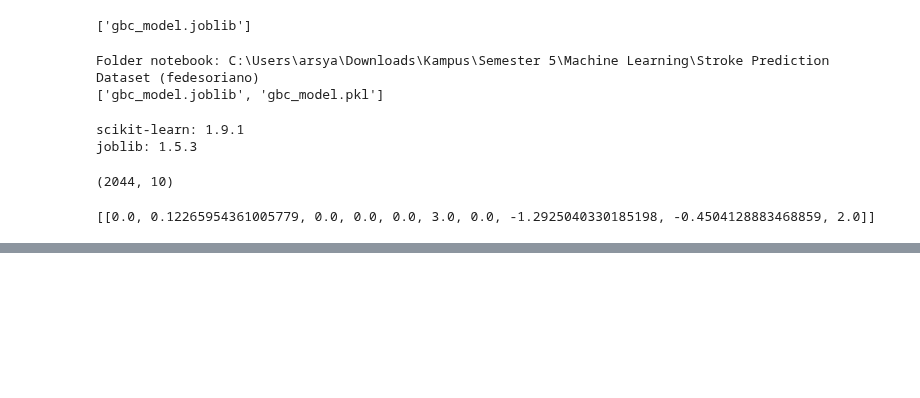
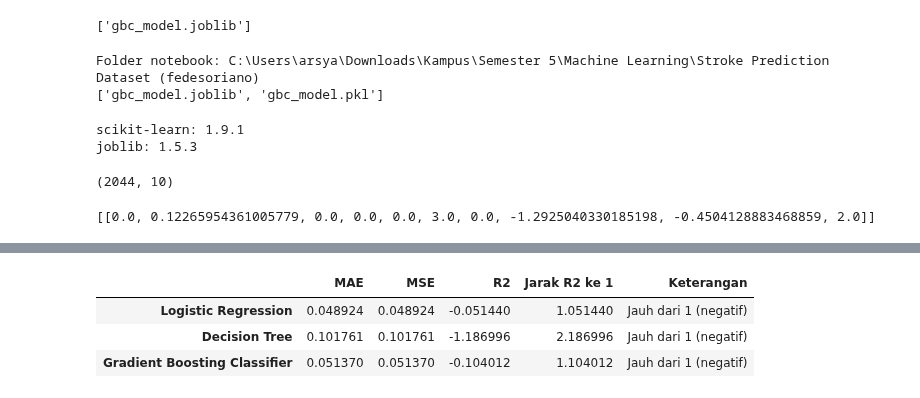
Before and after one commit to ArsyahMaulana/deploy-stroke-prediction, a Jupyter notebook: latiham.ipynb, the cells around one changed output, grey strips where cells are left out. Saved outputs shown, nothing was run; the diff lists cells and outputs as text; code cells hidden in the pictures; blank space fills up the shorter version.

```diff
--- a/latiham.ipynb
+++ b/latiham.ipynb
@@ -583,0 +577,28 @@ Note: you may need to restart the kernel to use updated packages.
+# %%
+from sklearn.metrics import mean_absolute_error, mean_squared_error, r2_score
+
+hasil = {}
+for nama, pred in [('Logistic Regression', pred_LR),
+                   ('Decision Tree', pred_DT),
+                   ('Gradient Boosting Classifier', pred_GBC)]:
+    mae = mean_absolute_error(y_test, pred)
+    mse = mean_squared_error(y_test, pred)
+    r2 = r2_score(y_test, pred)
+    hasil[nama] = [mae, mse, r2, abs(1 - r2)]
+
+df_reg = pd.DataFrame(hasil, index=['MAE', 'MSE', 'R2', 'Jarak R2 ke 1']).T
+
+def keterangan(r2):
+    if r2 >= 0.7:
+        return 'Dekat dengan 1'
+    elif r2 > 0:
+        return 'Jauh dari 1'
+    return 'Jauh dari 1 (negatif)'
+
+df_reg['Keterangan'] = df_reg['R2'].apply(keterangan)
+df_reg
+# %% [output]
+|  | MAE | MSE | R2 | Jarak R2 ke 1 | Keterangan |
+| Logistic Regression | 0.048924 | 0.048924 | -0.051440 | 1.051440 | Jauh dari 1 (negatif) |
+| Decision Tree | 0.101761 | 0.101761 | -1.186996 | 2.186996 | Jauh dari 1 (negatif) |
+| Gradient Boosting Classifier | 0.051370 | 0.051370 | -0.104012 | 1.104012 | Jauh dari 1 (negatif) |
```
Also changed, not shown: parts of 1 cell of this notebook, 1 other file.
